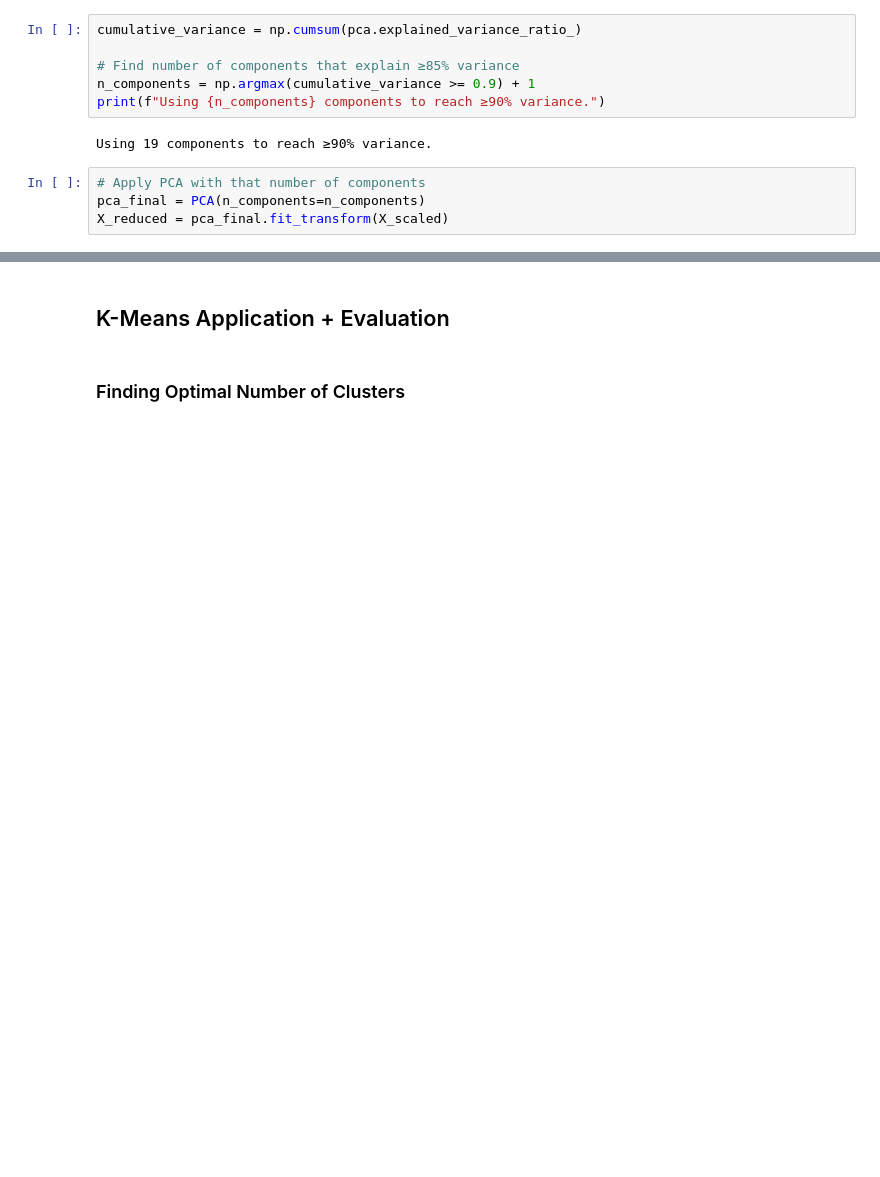
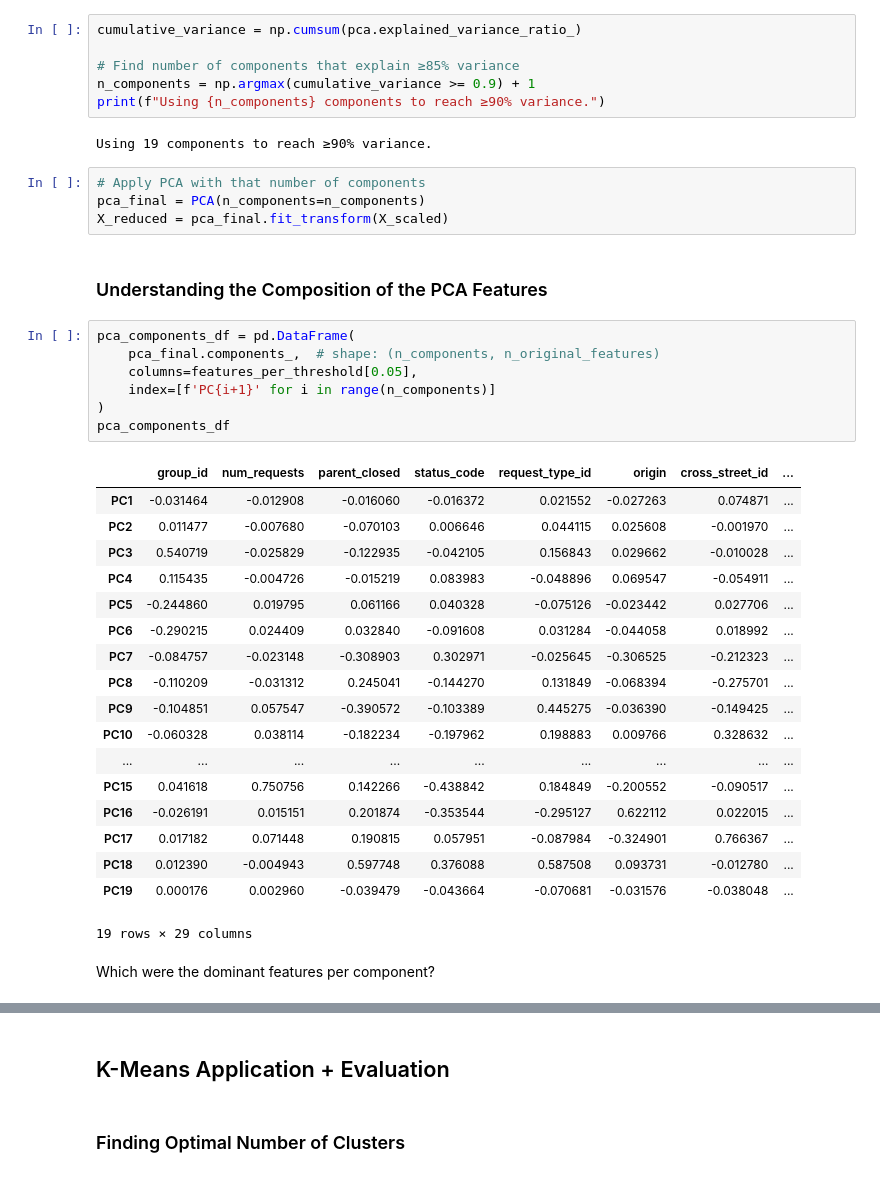
Before and after one commit to alankagiri/Machine_Learning_For_Public_Policy_Adding_Value_Project, a Jupyter notebook: 311_Data_EDA.ipynb, the cells around one changed output, grey strips where cells are left out. Saved outputs shown, nothing was run; the diff lists cells and outputs as text; blank space fills up the shorter version.

```diff
--- a/311_Data_EDA.ipynb
+++ b/311_Data_EDA.ipynb
@@ -556,3 +576,33 @@ Using 19 components to reach ≥90% variance.
 # Apply PCA with that number of components
 pca_final = PCA(n_components=n_components)
 X_reduced = pca_final.fit_transform(X_scaled)
+# %% [markdown]
+### Understanding the Composition of the PCA Features
+# %%
+pca_components_df = pd.DataFrame(
+    pca_final.components_,  # shape: (n_components, n_original_features)
+    columns=features_per_threshold[0.05],
+    index=[f'PC{i+1}' for i in range(n_components)]
+)
+pca_components_df
+# %% [output]
+|  | group_id | num_requests | parent_closed | status_code | request_type_id | origin | cross_street_id | ... |
+| PC1 | -0.031464 | -0.012908 | -0.016060 | -0.016372 | 0.021552 | -0.027263 | 0.074871 | ... |
+| PC2 | 0.011477 | -0.007680 | -0.070103 | 0.006646 | 0.044115 | 0.025608 | -0.001970 | ... |
+| PC3 | 0.540719 | -0.025829 | -0.122935 | -0.042105 | 0.156843 | 0.029662 | -0.010028 | ... |
+| PC4 | 0.115435 | -0.004726 | -0.015219 | 0.083983 | -0.048896 | 0.069547 | -0.054911 | ... |
+| PC5 | -0.244860 | 0.019795 | 0.061166 | 0.040328 | -0.075126 | -0.023442 | 0.027706 | ... |
+| PC6 | -0.290215 | 0.024409 | 0.032840 | -0.091608 | 0.031284 | -0.044058 | 0.018992 | ... |
+| PC7 | -0.084757 | -0.023148 | -0.308903 | 0.302971 | -0.025645 | -0.306525 | -0.212323 | ... |
+| PC8 | -0.110209 | -0.031312 | 0.245041 | -0.144270 | 0.131849 | -0.068394 | -0.275701 | ... |
+| PC9 | -0.104851 | 0.057547 | -0.390572 | -0.103389 | 0.445275 | -0.036390 | -0.149425 | ... |
+| PC10 | -0.060328 | 0.038114 | -0.182234 | -0.197962 | 0.198883 | 0.009766 | 0.328632 | ... |
+| ... | ... | ... | ... | ... | ... | ... | ... | ... |
+| PC15 | 0.041618 | 0.750756 | 0.142266 | -0.438842 | 0.184849 | -0.200552 | -0.090517 | ... |
+| PC16 | -0.026191 | 0.015151 | 0.201874 | -0.353544 | -0.295127 | 0.622112 | 0.022015 | ... |
+| PC17 | 0.017182 | 0.071448 | 0.190815 | 0.057951 | -0.087984 | -0.324901 | 0.766367 | ... |
+| PC18 | 0.012390 | -0.004943 | 0.597748 | 0.376088 | 0.587508 | 0.093731 | -0.012780 | ... |
+| PC19 | 0.000176 | 0.002960 | -0.039479 | -0.043664 | -0.070681 | -0.031576 | -0.038048 | ... |
+19 rows × 29 columns
+# %% [markdown]
+Which were the dominant features per component?
```
Also changed, not shown: parts of 6 cells of this notebook.
